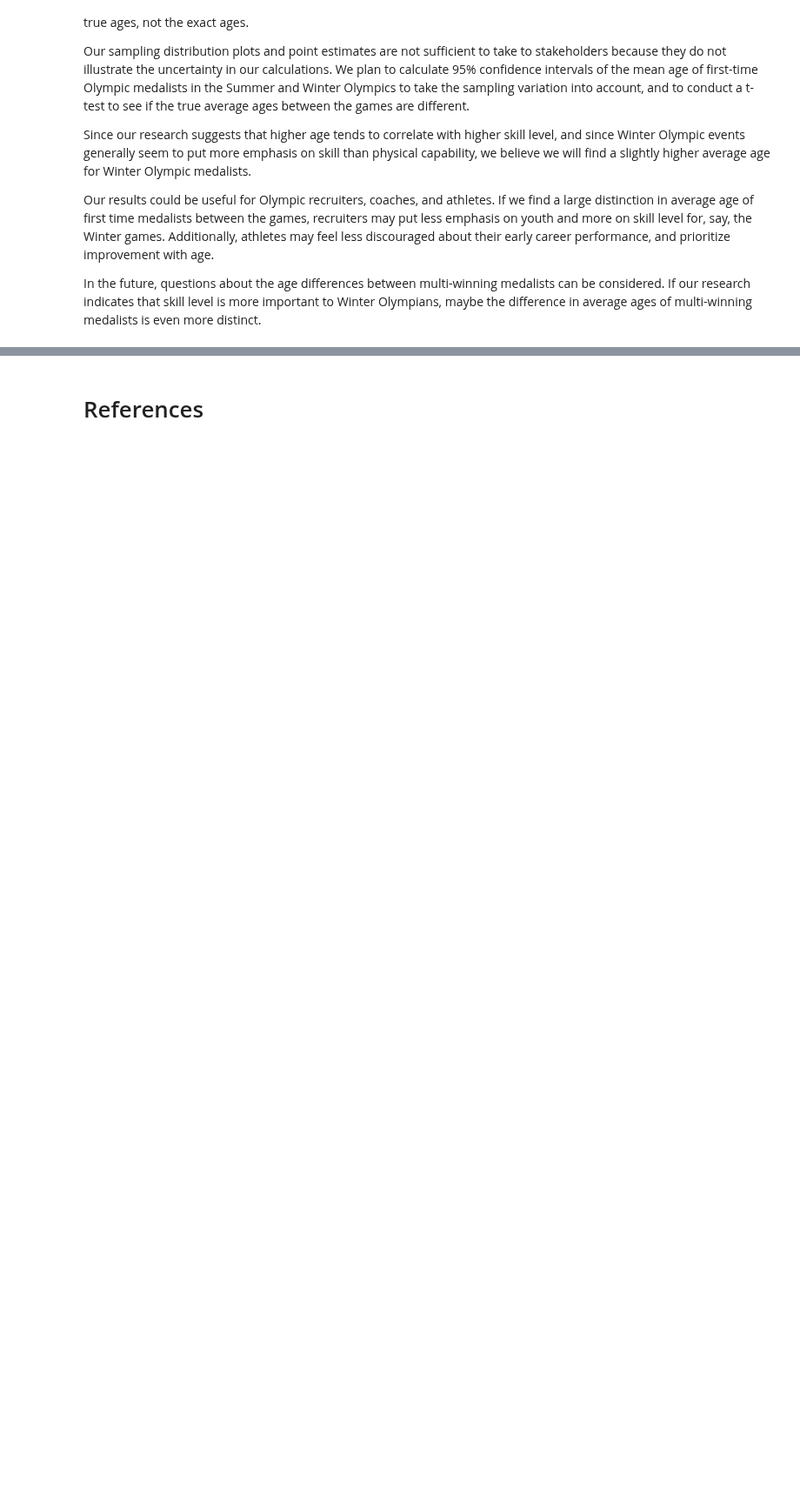
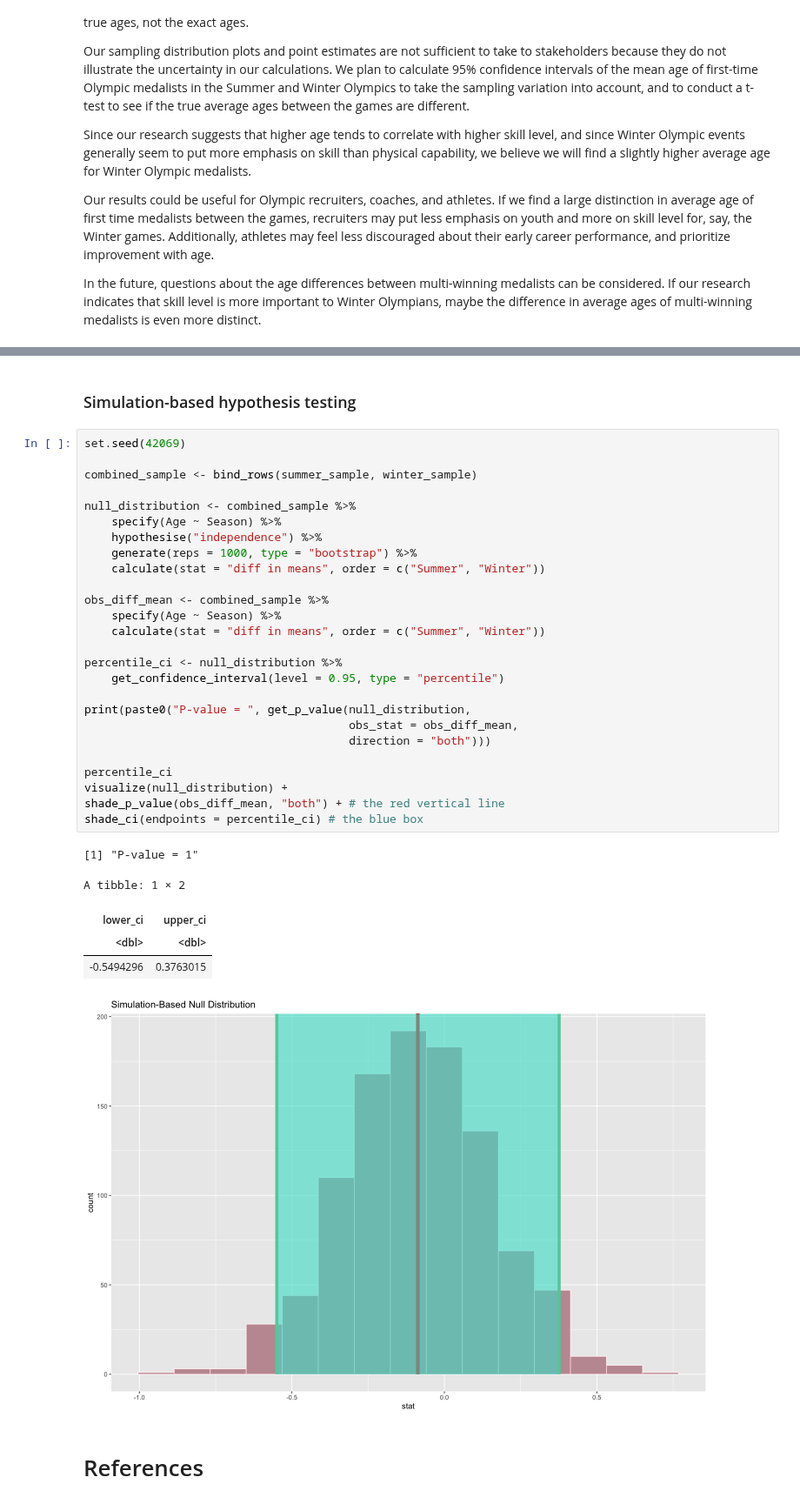
Before and after one commit to KevinSaigon/stat-201-project, a Jupyter notebook: project-proposal.ipynb, the cells around one changed output, grey strips where cells are left out. Shown at 87% size. Cells and saved outputs as stored; diff of their text form; blank space fills up the shorter version.

Commit message:
t-test and simulation based test, fixed typo

```diff
--- a/project-proposal.ipynb
+++ b/project-proposal.ipynb
@@ -204,3 +222,38 @@ In the future, questions about the age differences between multi-winning medalis
+# %% [markdown]
+### Simulation-based hypothesis testing
+# %%
+set.seed(42069)
+
+combined_sample <- bind_rows(summer_sample, winter_sample)
+
+null_distribution <- combined_sample %>%
+    specify(Age ~ Season) %>%
+    hypothesise("independence") %>%
+    generate(reps = 1000, type = "bootstrap") %>%
+    calculate(stat = "diff in means", order = c("Summer", "Winter"))
+
+obs_diff_mean <- combined_sample %>%
+    specify(Age ~ Season) %>%
+    calculate(stat = "diff in means", order = c("Summer", "Winter"))
+
+percentile_ci <- null_distribution %>%
+    get_confidence_interval(level = 0.95, type = "percentile")
+
+print(paste0("P-value = ", get_p_value(null_distribution,
+                                       obs_stat = obs_diff_mean,
+                                       direction = "both")))
+
+percentile_ci
+visualize(null_distribution) +
+shade_p_value(obs_diff_mean, "both") + # the red vertical line
+shade_ci(endpoints = percentile_ci) # the blue box
+# %% [output]
+[1] "P-value = 1"
+A tibble: 1 × 2
+| lower_ci | upper_ci |
+| <dbl> | <dbl> |
+| -0.5494296 | 0.3763015 |
+[figure, added]
 # %% [markdown]
 # References
 # %% [markdown]
```
Also changed, not shown: parts of 4 cells of this notebook.
